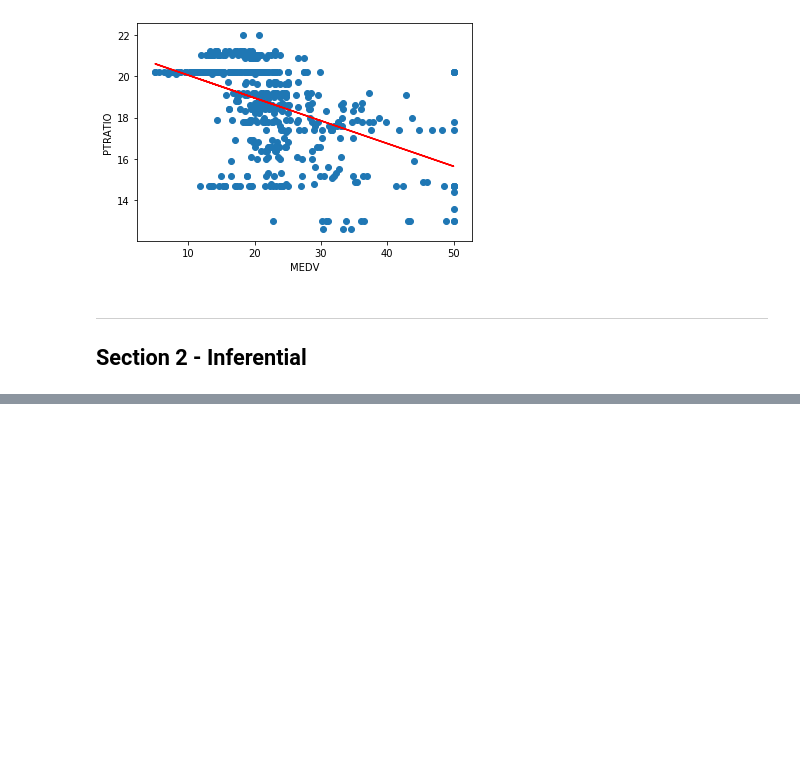
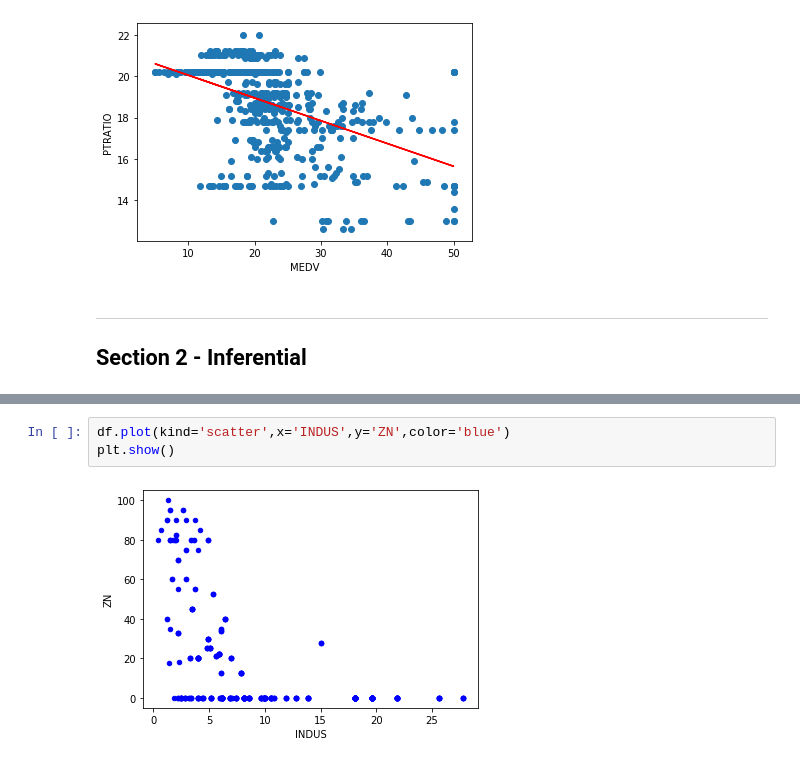
Before and after one commit to MKelly1303/52954_Project_2019, a Jupyter notebook: 52954_Project_Notebook.ipynb, the cells around one changed output, grey strips where cells are left out. Cells and saved outputs as stored; diff of their text form; blank space fills up the shorter version.

```diff
--- a/52954_Project_Notebook.ipynb
+++ b/52954_Project_Notebook.ipynb
@@ -245,0 +320,5 @@ ws.ttost_paired(df['CHAS'], df['MEDV'], 0,1)
+# %%
+df.plot(kind='scatter',x='INDUS',y='ZN',color='blue')
+plt.show()
+# %% [output]
+[figure, added]
```
Also changed, not shown: parts of 19 cells of this notebook.
